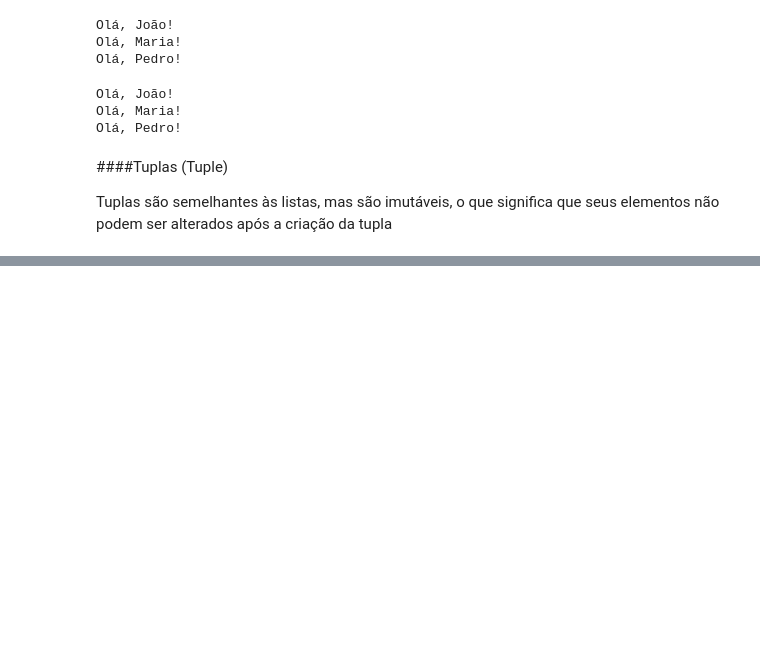
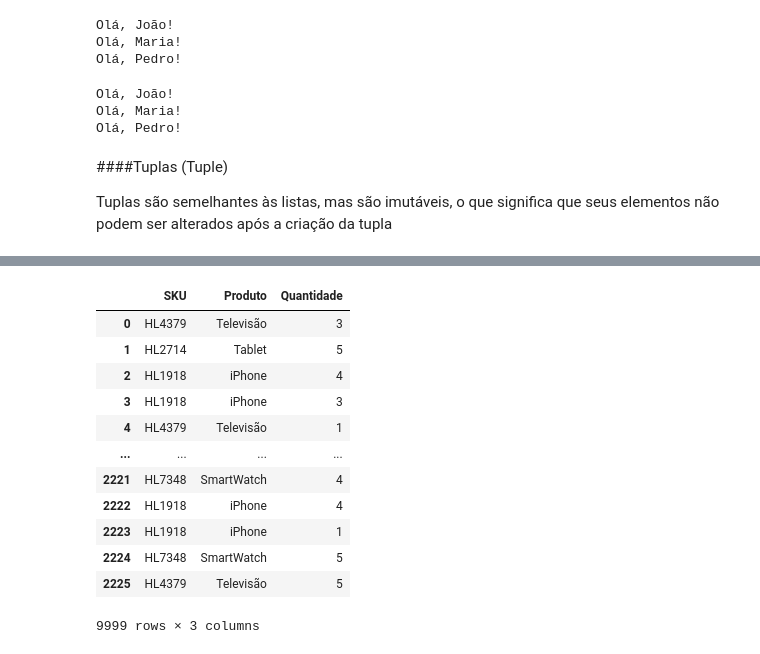
Before and after one commit to leandroclv/python_data_science, a Jupyter notebook: projeto_2/projeto_2.ipynb, the cells around one changed output, grey strips where cells are left out. Cells and saved outputs as stored; diff of their text form; code cells hidden in the pictures; blank space fills up the shorter version.

```diff
--- a/projeto_2/projeto_2.ipynb
+++ b/projeto_2/projeto_2.ipynb
@@ -114,0 +472,18 @@ Tuplas são semelhantes às listas, mas são imutáveis, o que significa que seu
+# %%
+#Quantidade de vendas líquidas: identificar os 3 produtos e as 3 lojas que estão gerando mais vendas
+quant_produto_v1 = total_vendas[['SKU', 'Produto', 'Quantidade']]
+display(quant_produto_v1)
+# %% [output]
+|  | SKU | Produto | Quantidade |
+| 0 | HL4379 | Televisão | 3 |
+| 1 | HL2714 | Tablet | 5 |
+| 2 | HL1918 | iPhone | 4 |
+| 3 | HL1918 | iPhone | 3 |
+| 4 | HL4379 | Televisão | 1 |
+| ... | ... | ... | ... |
+| 2221 | HL7348 | SmartWatch | 4 |
+| 2222 | HL1918 | iPhone | 4 |
+| 2223 | HL1918 | iPhone | 1 |
+| 2224 | HL7348 | SmartWatch | 5 |
+| 2225 | HL4379 | Televisão | 5 |
+9999 rows × 3 columns
```
Also changed, not shown: parts of 32 cells of this notebook.
